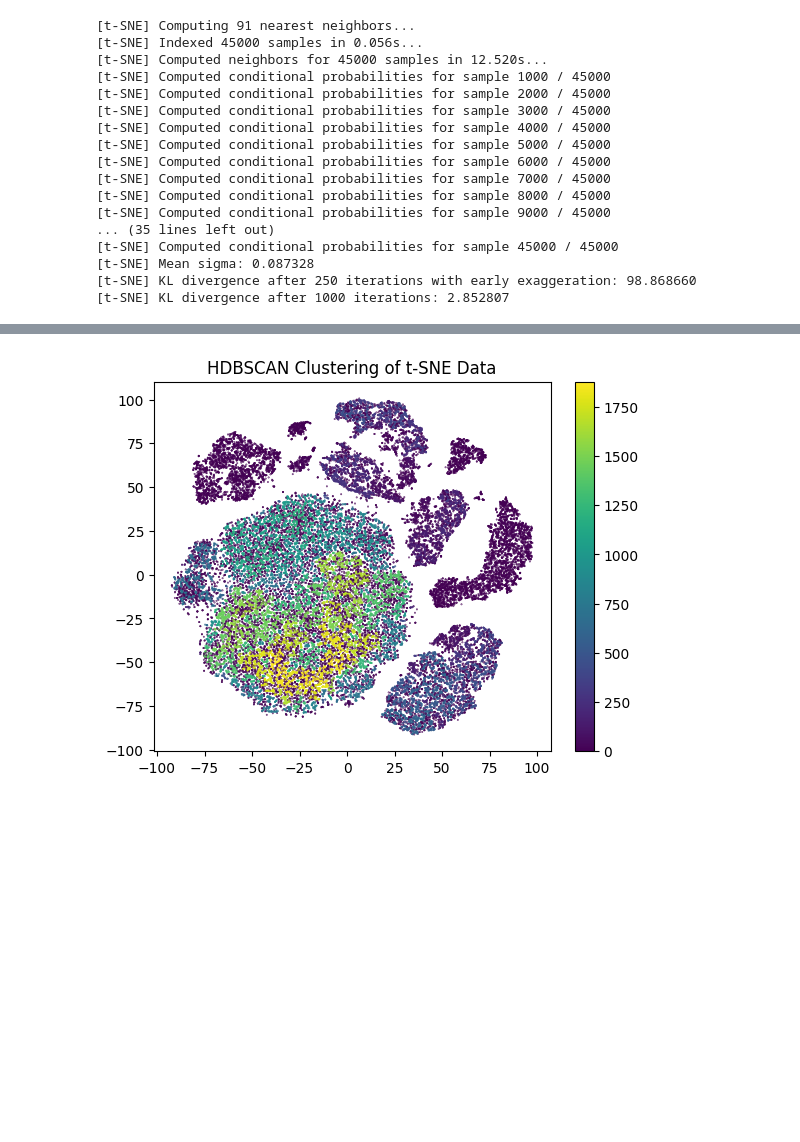
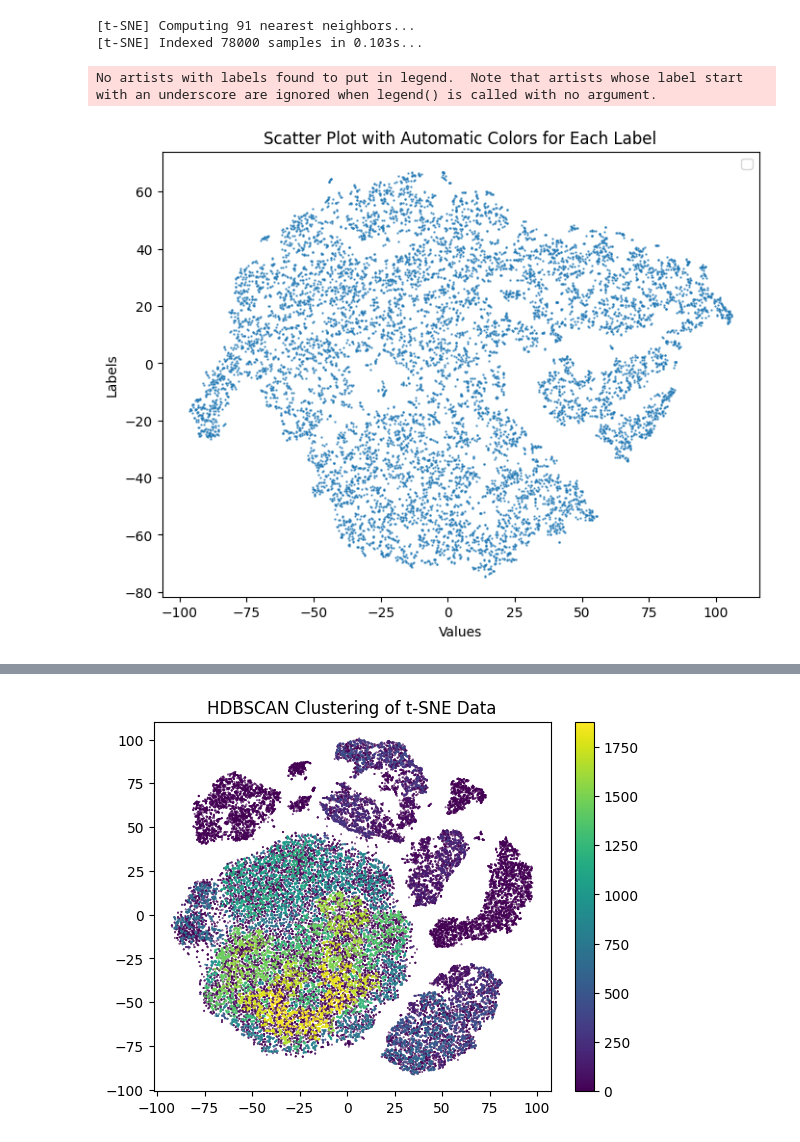
Before and after one commit to Deerer99/Highflow_viSNE, a Jupyter notebook: viSNE_for_HighDim_Flowcytanalysis/python_script/tSNE_for_machinelearning.ipynb, the cells around one changed output, grey strips where cells are left out. Cells and saved outputs as stored; diff of their text form; code cells hidden in the pictures; blank space fills up the shorter version.

Commit message:
introduced direct fcs handling
included same functionality without first transforming from fcs to csv

```diff
--- a/viSNE_for_HighDim_Flowcytanalysis/python_script/tSNE_for_machinelearning.ipynb
+++ b/viSNE_for_HighDim_Flowcytanalysis/python_script/tSNE_for_machinelearning.ipynb
@@ -52,3 +53,26 @@ def label_data_according_to_definitions(csv_path,definitions_dict):
 
 # label data
 labeld_dfs = label_data_according_to_definitions(csv_path,definitions_dict=definitions_dict)
+# %%
+
+
+def load_and_transform_fcs_from_dir(directory_path):
+    fcs_files = []
+    asinh_xform = fk.transforms.AsinhTransform('asinh', param_t=262144, param_m=4.0, param_a=0.0)
+    # Iterate through files in the directory
+    for file in os.listdir(directory_path):
+        if file.endswith(".fcs"):
+            file_path = os.path.join(directory_path, file)
+            try:
+                fcs_data = fk.Sample(file_path)
+                fcs_data.apply_transform(asinh_xform)
+                fcs_data_df = fcs_data.as_dataframe()
+                fcs_data_df = fcs_data_df[[col for col in fcs_data_df.columns if col[0].endswith('-A')]]
+                fcs_data_df.columns = fcs_data_df.columns.droplevel(0)
+                fcs_files.append(fcs_data_df)
+            except Exception as e:
+                print(f"An error occurred while processing {file}: {e}")
+    return fcs_files
+
+direct = r"C:\Users\bruno\OneDrive\Desktop\Programmer\viSNE_maps_and_data\Data\fcm_field_data"
+fcs_files = load_and_transform_fcs_from_dir(direct)
@@ -89,6 +128,7 @@ def subsample_from_list_of_df(list_of_dataframes, subsampling_number=300, random
     return concatenated_df
 
 subsampling_df = subsample_from_list_of_df(labeld_dfs,subsampling_number=2000)
+subsampling_df_fcs_transformed = subsample_from_list_of_df(fcs_files,subsampling_number=1500)
 # %%
 def asinh_transform(subsampling_df, factor=150):
 
@@ -113,55 +153,45 @@ perplexity_value = 30
 input_matrix_for_TSNE = subsampling_df.iloc[:, :-1]
 label_col = subsampling_df.iloc[:,-1]
 # %%
-tsne_result = TSNE(n_components=2, perplexity=perplexity_value, verbose=True).fit_transform(input_matrix_for_TSNE)
+tsne_result = TSNE(n_components=2, perplexity=perplexity_value, verbose=True).fit_transform(subsampling_df_fcs_transformed)
 # %% [output]
 [t-SNE] Computing 91 nearest neighbors...
-[t-SNE] Indexed 45000 samples in 0.056s...
-[t-SNE] Computed neighbors for 45000 samples in 12.520s...
-[t-SNE] Computed conditional probabilities for sample 1000 / 45000
-[t-SNE] Computed conditional probabilities for sample 2000 / 45000
-[t-SNE] Computed conditional probabilities for sample 3000 / 45000
-[t-SNE] Computed conditional probabilities for sample 4000 / 45000
-[t-SNE] Computed conditional probabilities for sample 5000 / 45000
-[t-SNE] Computed conditional probabilities for sample 6000 / 45000
-[t-SNE] Computed conditional probabilities for sample 7000 / 45000
-[t-SNE] Computed conditional probabilities for sample 8000 / 45000
-[t-SNE] Computed conditional probabilities for sample 9000 / 45000
-... (35 lines left out)
-[t-SNE] Computed conditional probabilities for sample 45000 / 45000
-[t-SNE] Mean sigma: 0.087328
-[t-SNE] KL divergence after 250 iterations with early exaggeration: 98.868660
-[t-SNE] KL divergence after 1000 iterations: 2.852807
+[t-SNE] Indexed 78000 samples in 0.103s...
 # %%
 def plot_vsne_result_generic(tsne_result,label_col):
 
     x= tsne_result[:, 0]
     y= tsne_result[:, 1]
     cmap = get_cmap('tab10')
 
 
     # Create a scatter plot with automatic colors for each label
     plt.figure(figsize=(8, 6))
 
     # Get unique labels
-    unique_labels = label_col.unique()
-
+    if label_col is not None:
+        unique_labels = label_col.unique()
     # Scatter plot with automatic colors
-    for i, label in enumerate(unique_labels):
-        plt.scatter(x[label_col == label], y[label_col == label], label=label, color=cmap(i), alpha=0.7,s= 0.5)
+        for i, label in enumerate(unique_labels):
+            plt.scatter(x[label_col == label], y[label_col == label], label=label, color=cmap(i), alpha=0.7,s= 0.5)
+    else:
+        plt.scatter(x, y,alpha=0.7,s= 0.5)
 
     # Customize plot labels and title
     plt.xlabel('Values')
     plt.ylabel('Labels')
     plt.title('Scatter Plot with Automatic Colors for Each Label')
 
     # Add a legend
     plt.legend()
 
     # Show the plot
     plt.show()
 
-plot_vsne_result_generic(tsne_result,label_col)
+plot_vsne_result_generic(tsne_result,label_col=None)
+# %% [output]
+No artists with labels found to put in legend.  Note that artists whose label start with an underscore are ignored when legend() is called with no argument.
+[figure, added]
 # %%
 # create interactive plot to change coloring scheme with a dropdown menu
 def create_visne_with_dropdown(tsne_result,subsampling_df):
```
Also changed, not shown: parts of 3 cells of this notebook.
